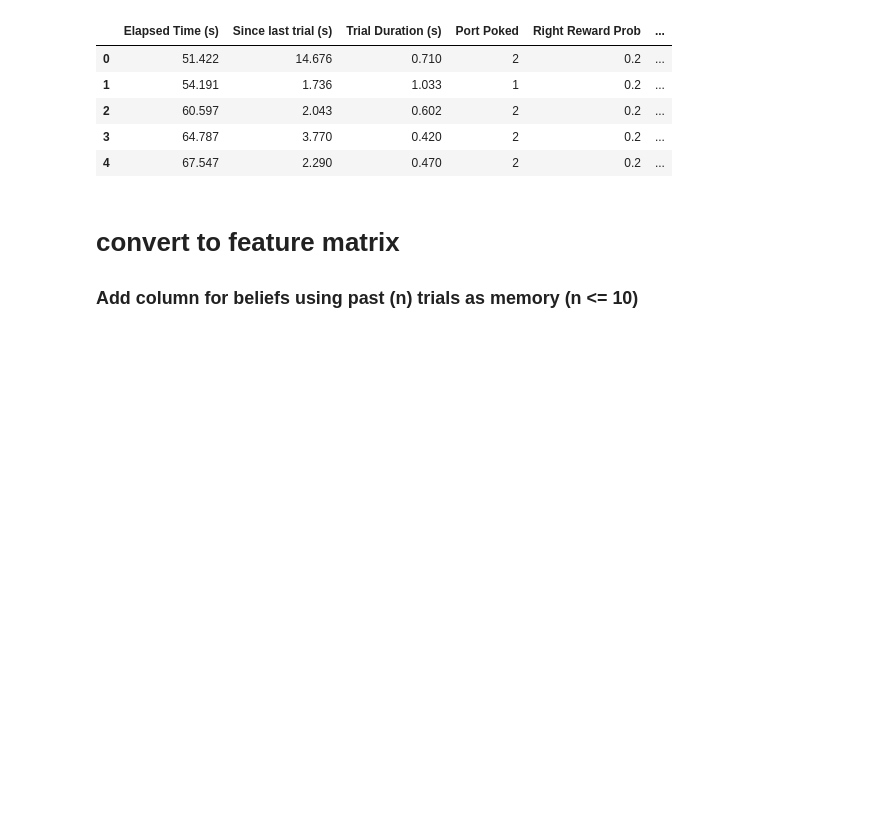
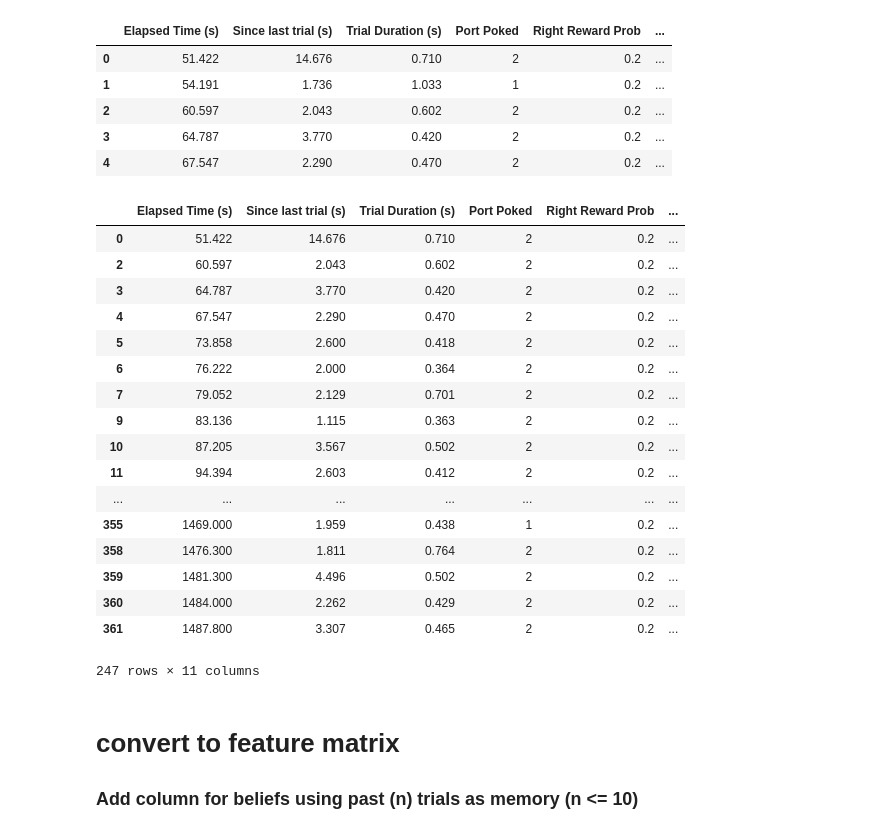
Before and after one commit to celiaberon/mouse_bandit, a Jupyter notebook: jupyter_notebooks/working/sync-behavior-imaging.ipynb, the cells around one changed output. Saved outputs shown, nothing was run; the diff lists cells and outputs as text; code cells hidden in the pictures; blank space fills up the shorter version.

```diff
--- a/jupyter_notebooks/working/sync-behavior-imaging.ipynb
+++ b/jupyter_notebooks/working/sync-behavior-imaging.ipynb
@@ -99,6 +96,27 @@ trial_df.head(5)
 | 2 | 60.597 | 2.043 | 0.602 | 2 | 0.2 | ... |
 | 3 | 64.787 | 3.770 | 0.420 | 2 | 0.2 | ... |
 | 4 | 67.547 | 2.290 | 0.470 | 2 | 0.2 | ... |
+# %%
+trial_df[trial_df['Reward Given']==1]
+# %% [output]
+|  | Elapsed Time (s) | Since last trial (s) | Trial Duration (s) | Port Poked | Right Reward Prob | ... |
+| 0 | 51.422 | 14.676 | 0.710 | 2 | 0.2 | ... |
+| 2 | 60.597 | 2.043 | 0.602 | 2 | 0.2 | ... |
+| 3 | 64.787 | 3.770 | 0.420 | 2 | 0.2 | ... |
+| 4 | 67.547 | 2.290 | 0.470 | 2 | 0.2 | ... |
+| 5 | 73.858 | 2.600 | 0.418 | 2 | 0.2 | ... |
+| 6 | 76.222 | 2.000 | 0.364 | 2 | 0.2 | ... |
+| 7 | 79.052 | 2.129 | 0.701 | 2 | 0.2 | ... |
+| 9 | 83.136 | 1.115 | 0.363 | 2 | 0.2 | ... |
+| 10 | 87.205 | 3.567 | 0.502 | 2 | 0.2 | ... |
+| 11 | 94.394 | 2.603 | 0.412 | 2 | 0.2 | ... |
+| ... | ... | ... | ... | ... | ... | ... |
+| 355 | 1469.000 | 1.959 | 0.438 | 1 | 0.2 | ... |
+| 358 | 1476.300 | 1.811 | 0.764 | 2 | 0.2 | ... |
+| 359 | 1481.300 | 4.496 | 0.502 | 2 | 0.2 | ... |
+| 360 | 1484.000 | 2.262 | 0.429 | 2 | 0.2 | ... |
+| 361 | 1487.800 | 3.307 | 0.465 | 2 | 0.2 | ... |
+247 rows × 11 columns
 # %% [markdown]
 # convert to feature matrix
 ### Add column for beliefs using past (n) trials as memory (n <= 10)
```
Also changed, not shown: parts of 27 cells of this notebook, 4 other files.
